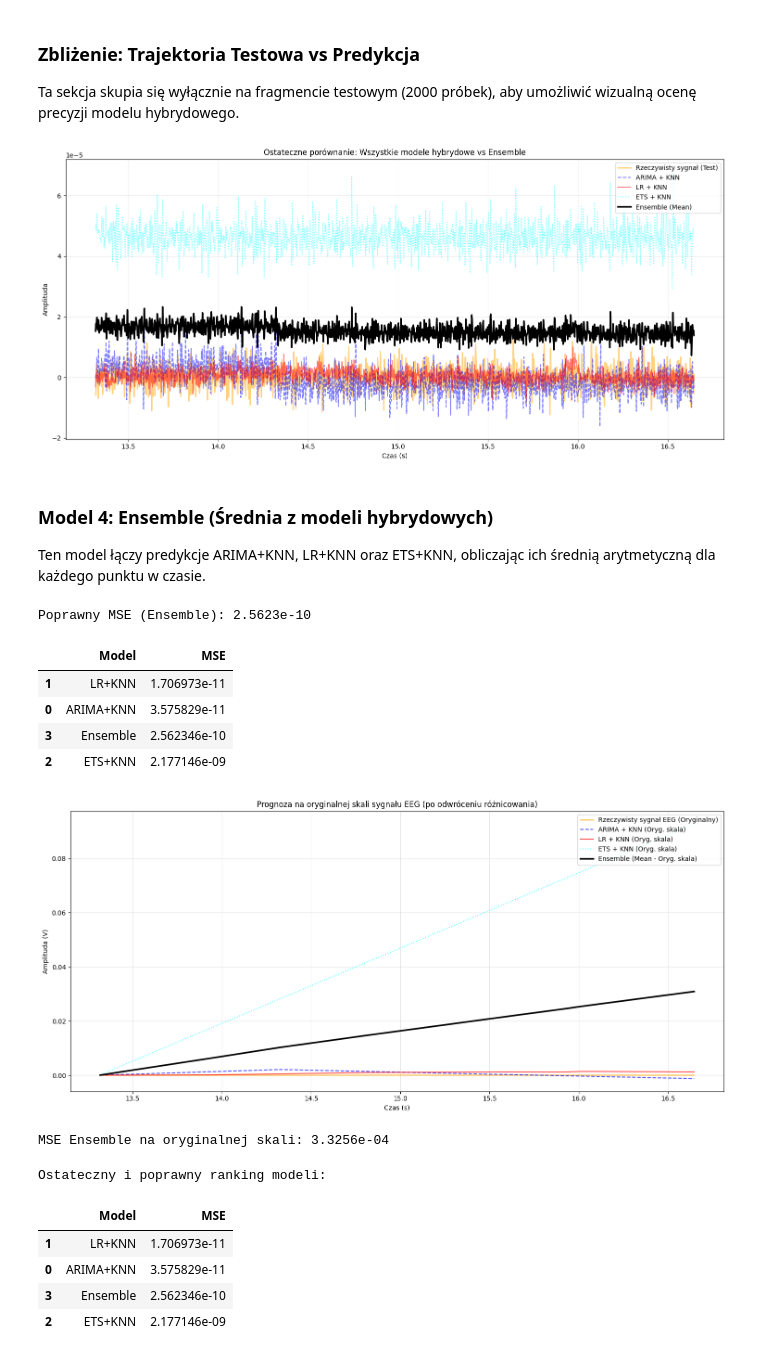
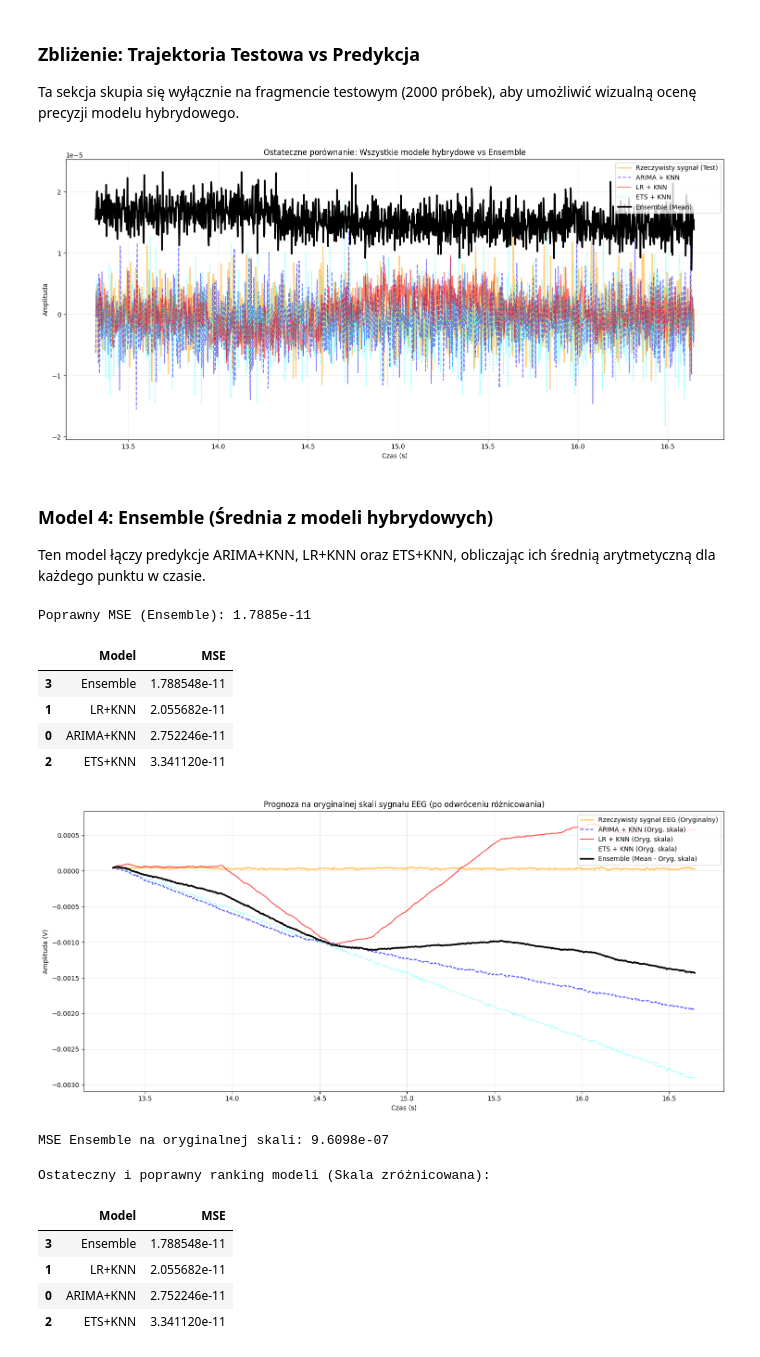
Before and after one commit to piwmat/test, a Jupyter notebook: Untitled1.ipynb, the cells around one changed output. Drawn from its saved outputs; the diff is of its cells as text; code cells hidden in the pictures.

```diff
--- a/Untitled1.ipynb
+++ b/Untitled1.ipynb
@@ -140,9 +140,10 @@ Zgodnie z sugestią, wprowadzamy dwustopniowy model predykcji. Pierwszy model (S
 from statsmodels.tsa.arima.model import ARIMA
 import numpy as np
 from sklearn.neighbors import KNeighborsRegressor
+from sklearn.metrics import mean_squared_error
 
 # 1. ARIMA + KNN
-# Faza 1: Trening KNN na residuach (używamy podziału 30/70 wewnątrz treningu)
+# Faza 1: Trening KNN na residuach
 rozmiar_treningowy_base = int(len(dane_treningowe) * 0.3)
 dane_treningowe_base = dane_treningowe[0:rozmiar_treningowy_base]
 dane_walidacyjne_base = dane_treningowe[rozmiar_treningowy_base:]
@@ -155,17 +156,16 @@ X_embedded = create_time_delay_embedding(residua_sarimax, delay=1, dimension=25)
 knn_model = KNeighborsRegressor(n_neighbors=1).fit(X_embedded[:-1], X_embedded[1:] - X_embedded[:-1])
 
 # Faza 2: Naprawa desynchronizacji - trenujemy docelowy model na 100% danych treningowych
-# To zapewnia, że forecast(steps) zacznie się dokładnie od momentu startu dane_testowe
 model_sarimax_final = ARIMA(dane_treningowe, order=(2, 0, 0), enforce_stationarity=False).fit()
 arima_forecast_test = model_sarimax_final.get_forecast(steps=len(dane_testowe)).predicted_mean
 
-# Predykcja residuów przez KNN
+# Predykcja residuów przez KNN - NAPRAWIONE INDEKSOWANIE [-1]
 predicted_residuals_knn = []
 current_state = X_embedded[-1].copy()
 for i in range(len(dane_testowe)):
     delta = knn_model.predict(current_state.reshape(1, -1))[0]
     current_state = current_state + delta
-    predicted_residuals_knn.append(current_state[0])
+    predicted_residuals_knn.append(current_state[-1])
 
 final_predictions_combined = arima_forecast_test + np.array(predicted_residuals_knn)
 mse_combined = mean_squared_error(dane_testowe, final_predictions_combined)
@@ -307,12 +307,13 @@ for i in range(len(dane_testowe)):
     lr_forecast_test.append(next_p)
     current_window = np.append(current_window[1:], next_p)
 
+# Predykcja residuów przez KNN - NAPRAWIONE INDEKSOWANIE [-1]
 predicted_residuals_knn_lr = []
 curr_res_state = X_embedded_lr[-1].copy()
 for i in range(len(dane_testowe)):
     delta = knn_model_lr.predict(curr_res_state.reshape(1, -1))[0]
     curr_res_state = curr_res_state + delta
-    predicted_residuals_knn_lr.append(curr_res_state[0])
+    predicted_residuals_knn_lr.append(curr_res_state[-1])
 
 final_predictions_combined_lr = np.array(lr_forecast_test) + np.array(predicted_residuals_knn_lr)
 mse_combined_lr = mean_squared_error(dane_testowe, final_predictions_combined_lr)
@@ -391,12 +392,14 @@ X_embedded_ets = create_time_delay_embedding(residua_ets, delay=1, dimension=25)
 knn_model_ets = KNeighborsRegressor(n_neighbors=1).fit(X_embedded_ets[:-1], X_embedded_ets[1:] - X_embedded_ets[:-1])
 
 ets_forecast_test = model_ets.forecast(len(dane_testowe))
+
+# Predykcja residuów przez KNN - NAPRAWIONE INDEKSOWANIE [-1]
 predicted_residuals_knn_ets = []
 curr_res_state_ets = X_embedded_ets[-1].copy()
 for i in range(len(dane_testowe)):
     delta = knn_model_ets.predict(curr_res_state_ets.reshape(1, -1))[0]
     curr_res_state_ets = curr_res_state_ets + delta
-    predicted_residuals_knn_ets.append(curr_res_state_ets[0])
+    predicted_residuals_knn_ets.append(curr_res_state_ets[-1])
 
 final_predictions_combined_ets = ets_forecast_test + np.array(predicted_residuals_knn_ets)
 mse_combined_ets = mean_squared_error(dane_testowe, final_predictions_combined_ets)
@@ -513,7 +516,7 @@ plt.grid(True, alpha=0.3)
 plt.tight_layout()
 plt.show()
 # %% [output]
-[figure, old version]
+[figure, new version]
 # %% [markdown]
 ### Model 4: Ensemble (Średnia z modeli hybrydowych)
 
@@ -531,12 +534,12 @@ results_data = {
 }
 display(pd.DataFrame(results_data).sort_values('MSE'))
 # %% [output]
-Poprawny MSE (Ensemble): 2.5623e-10
+Poprawny MSE (Ensemble): 1.7885e-11
 |  | Model | MSE |
-| 1 | LR+KNN | 1.706973e-11 |
-| 0 | ARIMA+KNN | 3.575829e-11 |
-| 3 | Ensemble | 2.562346e-10 |
-| 2 | ETS+KNN | 2.177146e-09 |
+| 3 | Ensemble | 1.788548e-11 |
+| 1 | LR+KNN | 2.055682e-11 |
+| 0 | ARIMA+KNN | 2.752246e-11 |
+| 2 | ETS+KNN | 3.341120e-11 |
 # %%
 import numpy as np
 import matplotlib.pyplot as plt
@@ -584,22 +587,25 @@ plt.show()
 mse_orig_ensemble = mean_squared_error(dane_testowe_original, preds_ensemble_orig)
 print(f"MSE Ensemble na oryginalnej skali: {mse_orig_ensemble:.4e}")
 # %% [output]
-[figure, old version]
+[figure, new version]
-MSE Ensemble na oryginalnej skali: 3.3256e-04
+MSE Ensemble na oryginalnej skali: 9.6098e-07
 # %%
-# Wyświetlenie końcowego rankingu - usuwamy ewentualne duplikaty nazwy Ensemble
+# Wyświetlenie końcowego rankingu - naprawione filtrowanie duplikatów
 df_results_final = pd.DataFrame(results_data)
-df_results_final = df_results_final[df_results_final['Model'] != 'Ensemble (Mean)']
 
-print("Ostateczny i poprawny ranking modeli:")
+# Jeśli Ensemble (Mean) został dodany wcześniej jako 'Ensemble', filtrujemy tę nazwę
+# lub usuwamy ostatni element jeśli jest duplikatem
+df_results_final = df_results_final.drop_duplicates(subset=['Model'], keep='first')
+
+print("Ostateczny i poprawny ranking modeli (Skala zróżnicowana):")
 display(df_results_final.sort_values(by='MSE'))
 # %% [output]
-Ostateczny i poprawny ranking modeli:
+Ostateczny i poprawny ranking modeli (Skala zróżnicowana):
 |  | Model | MSE |
-| 1 | LR+KNN | 1.706973e-11 |
-| 0 | ARIMA+KNN | 3.575829e-11 |
-| 3 | Ensemble | 2.562346e-10 |
-| 2 | ETS+KNN | 2.177146e-09 |
+| 3 | Ensemble | 1.788548e-11 |
+| 1 | LR+KNN | 2.055682e-11 |
+| 0 | ARIMA+KNN | 2.752246e-11 |
+| 2 | ETS+KNN | 3.341120e-11 |
 # %%
 plt.figure(figsize=(15, 7))
 
```
Also changed, not shown: parts of 14 cells of this notebook.
